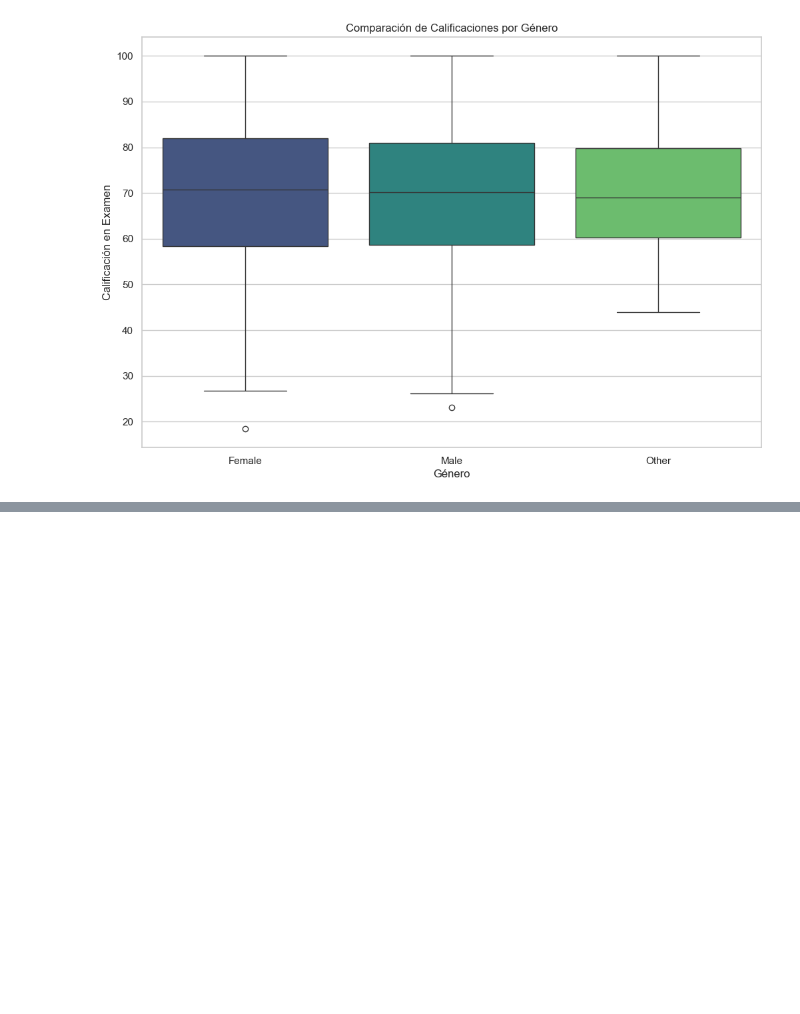
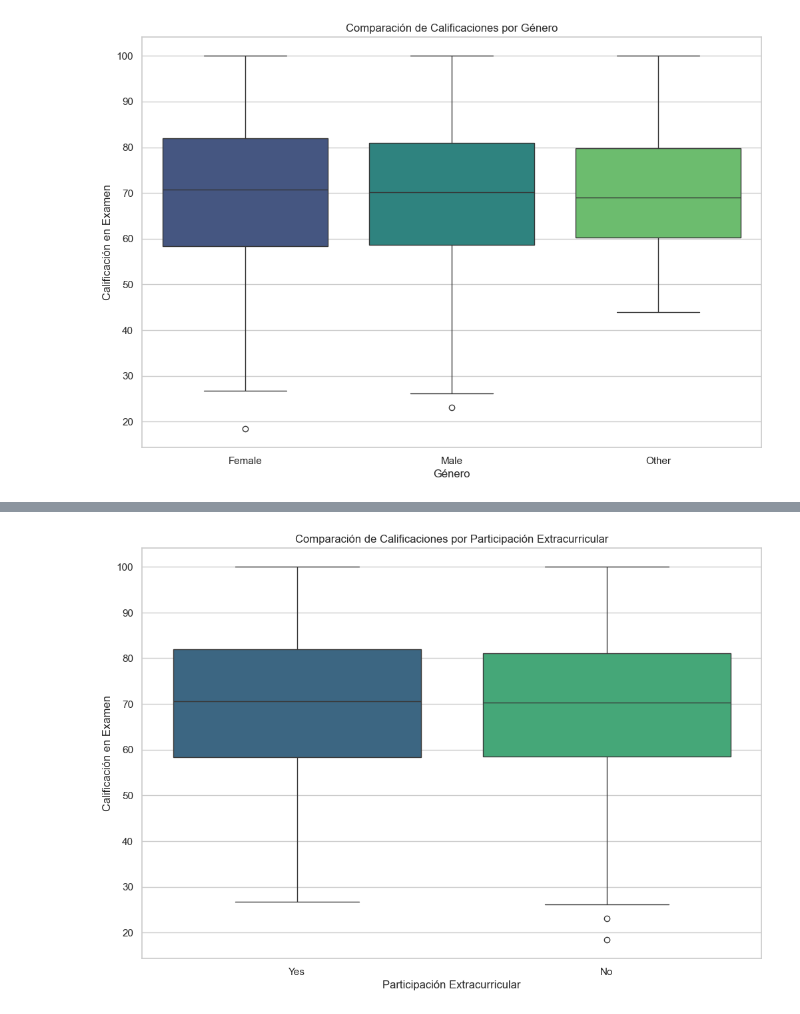
Before and after one commit to vfpomer/performance, a Jupyter notebook: performance.ipynb, the cells around one changed output, grey strips where cells are left out. Cells and saved outputs as stored; diff of their text form; code cells hidden in the pictures; blank space fills up the shorter version.

```diff
--- a/performance.ipynb
+++ b/performance.ipynb
@@ -442,2 +525,13 @@ plt.show()
 # %%
 # Compara calificaciones por participación extracurricular
+plt.figure(figsize=(12, 8))  # configuramos el tamaño de la figura
+sns.boxplot(x='extracurricular_participation', y='exam_score', data=df, palette='viridis')  # utilizamos un boxplot para comparar calificaciones
+plt.xlabel('Participación Extracurricular')
+plt.ylabel('Calificación en Examen')
+plt.title('Comparación de Calificaciones por Participación Extracurricular')
+plt.show()
+
+# Conclusión: Este gráfico permite observar que no existe una diferencia significativa en las calificaciones
+# entre estudiantes que participan en actividades extracurriculares y los que no.
+# %% [output]
+[figure, added]
```
Also changed, not shown: parts of 12 cells of this notebook, 1 other file.
